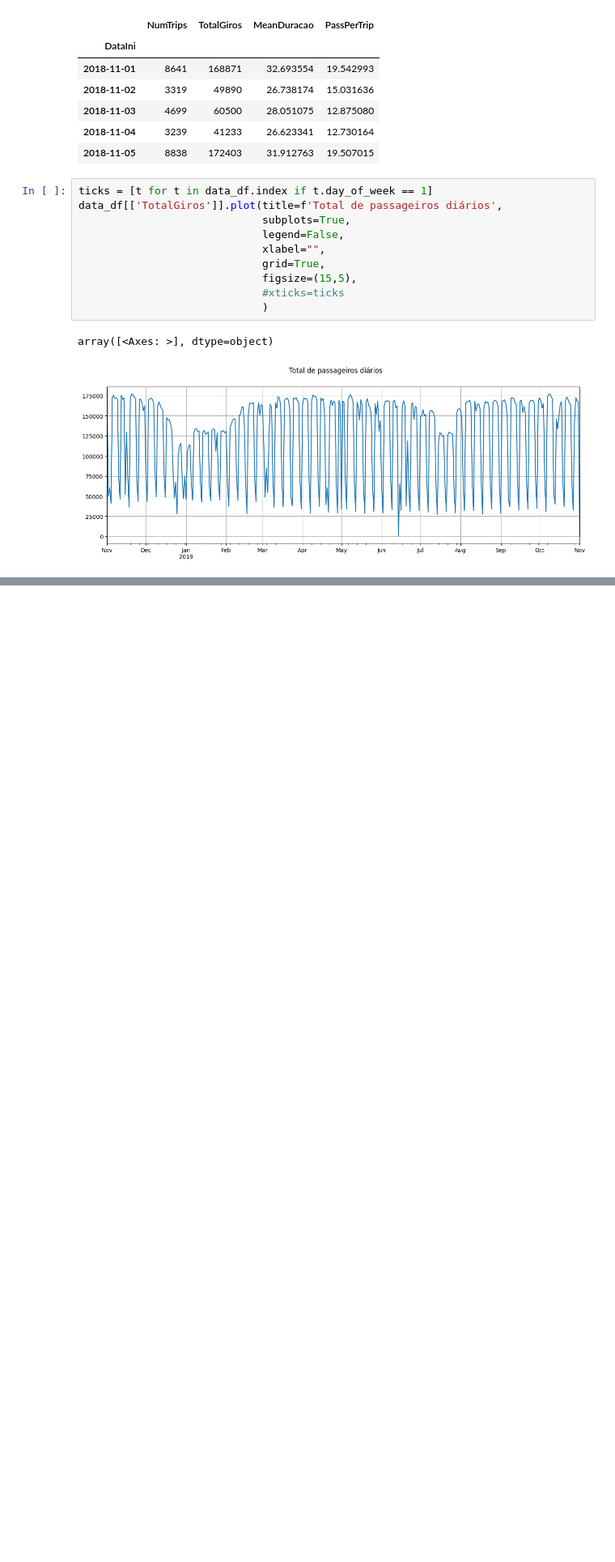
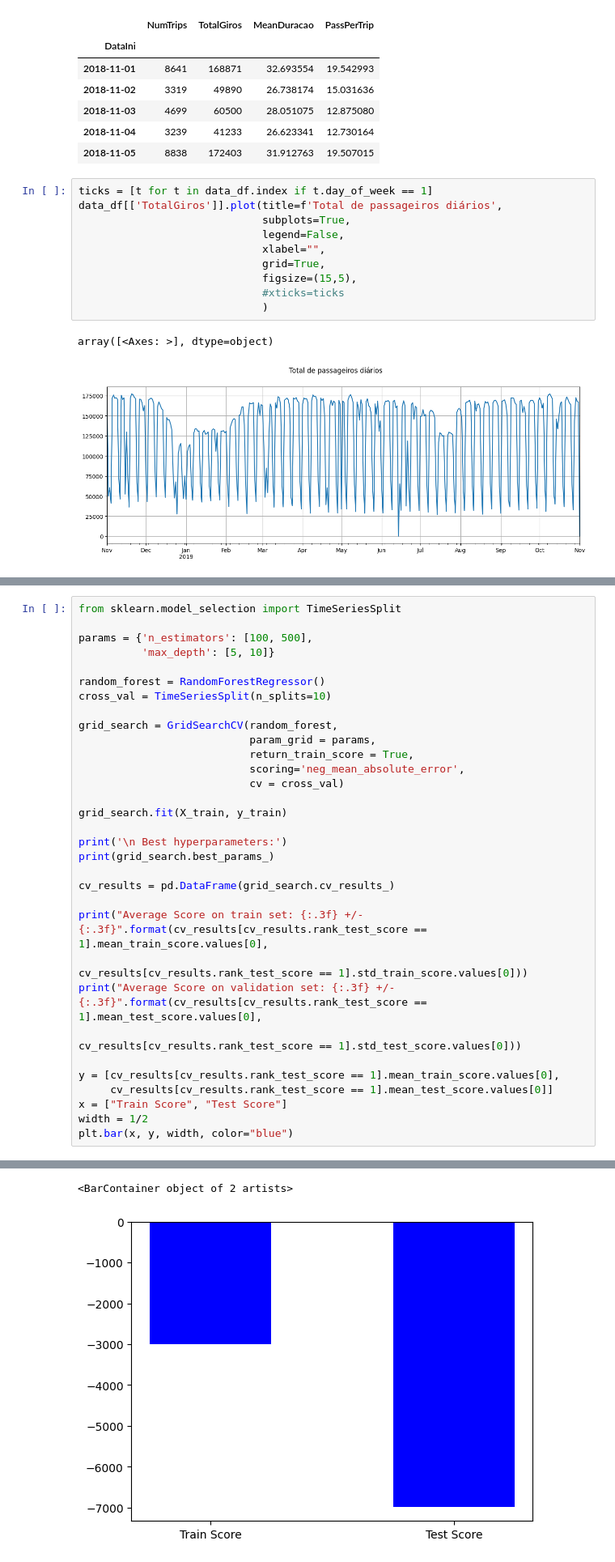
Before and after one commit to afego/ppgc-uff-machine-learning, a Jupyter notebook: florianopolis-bus/floripa-bus.ipynb, the cells around one changed output, grey strips where cells are left out. Shown at 81% size. Drawn from its saved outputs; the diff is of its cells as text; blank space fills up the shorter version.

```diff
--- a/florianopolis-bus/floripa-bus.ipynb
+++ b/florianopolis-bus/floripa-bus.ipynb
@@ -510,0 +669,33 @@ The trend observed in the 5 busiest routes also happens in general. here we can
+# %%
+from sklearn.model_selection import TimeSeriesSplit
+
+params = {'n_estimators': [100, 500],
+          'max_depth': [5, 10]}
+
+random_forest = RandomForestRegressor()
+cross_val = TimeSeriesSplit(n_splits=10)
+
+grid_search = GridSearchCV(random_forest,
+                           param_grid = params,
+                           return_train_score = True,
+                           scoring='neg_mean_absolute_error',
+                           cv = cross_val)
+
+grid_search.fit(X_train, y_train)
+
+print('\n Best hyperparameters:')
+print(grid_search.best_params_)
+
+cv_results = pd.DataFrame(grid_search.cv_results_)
+
+print("Average Score on train set: {:.3f} +/- {:.3f}".format(cv_results[cv_results.rank_test_score == 1].mean_train_score.values[0],
+                                                                     cv_results[cv_results.rank_test_score == 1].std_train_score.values[0]))
+print("Average Score on validation set: {:.3f} +/- {:.3f}".format(cv_results[cv_results.rank_test_score == 1].mean_test_score.values[0],
+                                                                     cv_results[cv_results.rank_test_score == 1].std_test_score.values[0]))
+
+y = [cv_results[cv_results.rank_test_score == 1].mean_train_score.values[0],
+     cv_results[cv_results.rank_test_score == 1].mean_test_score.values[0]]
+x = ["Train Score", "Test Score"]
+width = 1/2
+plt.bar(x, y, width, color="blue")
+# %% [output]
@@ -510,0 +706,2 @@ The trend observed in the 5 busiest routes also happens in general. here we can
+<BarContainer object of 2 artists>
+[figure, added]
```
Also changed, not shown: parts of 34 cells of this notebook.
